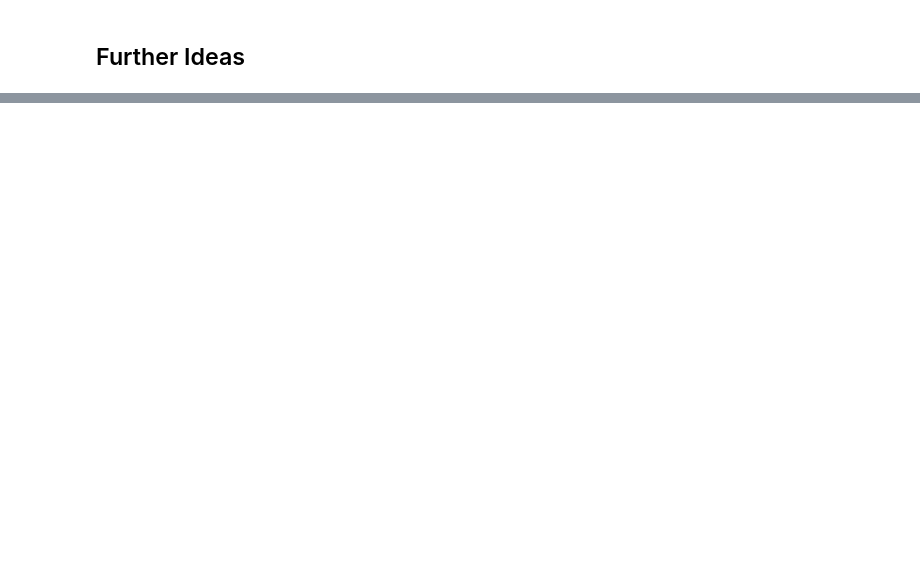
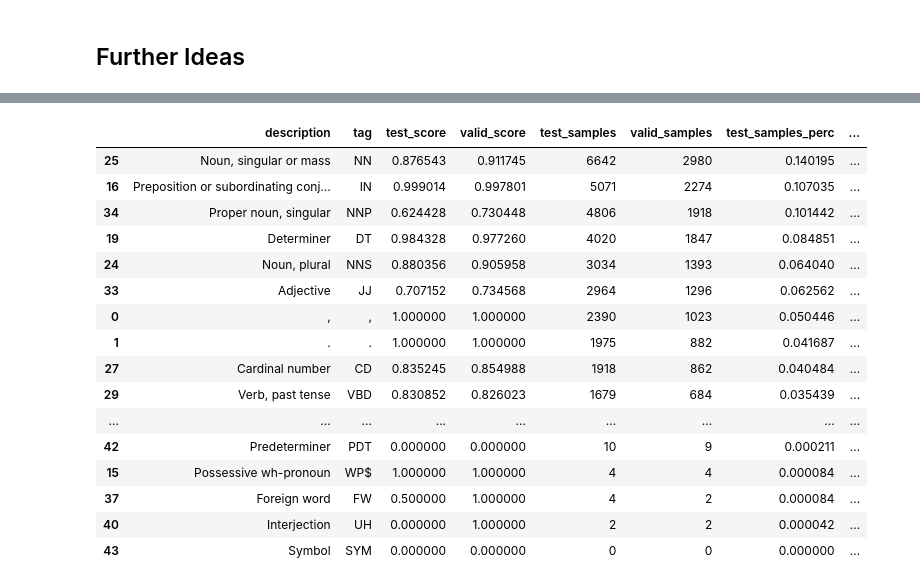
Before and after one commit to HeleneFabia/pos-tagger, a Jupyter notebook: postagger.ipynb, the cells around one changed output, grey strips where cells are left out. Drawn from its saved outputs; the diff is of its cells as text; code cells hidden in the pictures; blank space fills up the shorter version.

```diff
--- a/postagger.ipynb
+++ b/postagger.ipynb
@@ -348,7 +348,7 @@ metrics_df.plot(
 metrics_df["test_samples_perc"] = metrics_df["test_samples"].div(metrics_df["test_samples"].sum(),axis=0)
 metrics_df["valid_samples_perc"] = metrics_df["valid_samples"].div(metrics_df["valid_samples"].sum(),axis=0)
 
-metric_df_sorted = metrics_df.sort_values(["test_samples_perc"], ascending=False)
+metrics_df_sorted = metrics_df.sort_values(["test_samples_perc"], ascending=False)
 # %%
 metric_df_sorted.plot(
     x="tag",
@@ -415,0 +426,22 @@ Comparing predictions and ground truth sample by sample might also provide some
+# %%
+# metrics sorted by test_samples
+
+metrics_df_sorted
+# %% [output]
+|  | description | tag | test_score | valid_score | test_samples | valid_samples | test_samples_perc | ... |
+| 25 | Noun, singular or mass | NN | 0.876543 | 0.911745 | 6642 | 2980 | 0.140195 | ... |
+| 16 | Preposition or subordinating conj... | IN | 0.999014 | 0.997801 | 5071 | 2274 | 0.107035 | ... |
+| 34 | Proper noun, singular | NNP | 0.624428 | 0.730448 | 4806 | 1918 | 0.101442 | ... |
+| 19 | Determiner | DT | 0.984328 | 0.977260 | 4020 | 1847 | 0.084851 | ... |
+| 24 | Noun, plural | NNS | 0.880356 | 0.905958 | 3034 | 1393 | 0.064040 | ... |
+| 33 | Adjective | JJ | 0.707152 | 0.734568 | 2964 | 1296 | 0.062562 | ... |
+| 0 | , | , | 1.000000 | 1.000000 | 2390 | 1023 | 0.050446 | ... |
+| 1 | . | . | 1.000000 | 1.000000 | 1975 | 882 | 0.041687 | ... |
+| 27 | Cardinal number | CD | 0.835245 | 0.854988 | 1918 | 862 | 0.040484 | ... |
+| 29 | Verb, past tense | VBD | 0.830852 | 0.826023 | 1679 | 684 | 0.035439 | ... |
+| ... | ... | ... | ... | ... | ... | ... | ... | ... |
+| 42 | Predeterminer | PDT | 0.000000 | 0.000000 | 10 | 9 | 0.000211 | ... |
+| 15 | Possessive wh-pronoun | WP$ | 1.000000 | 1.000000 | 4 | 4 | 0.000084 | ... |
+| 37 | Foreign word | FW | 0.500000 | 1.000000 | 4 | 2 | 0.000084 | ... |
+| 40 | Interjection | UH | 0.000000 | 1.000000 | 2 | 2 | 0.000042 | ... |
+| 43 | Symbol | SYM | 0.000000 | 0.000000 | 0 | 0 | 0.000000 | ... |
```
Also changed, not shown: parts of 8 cells of this notebook.
